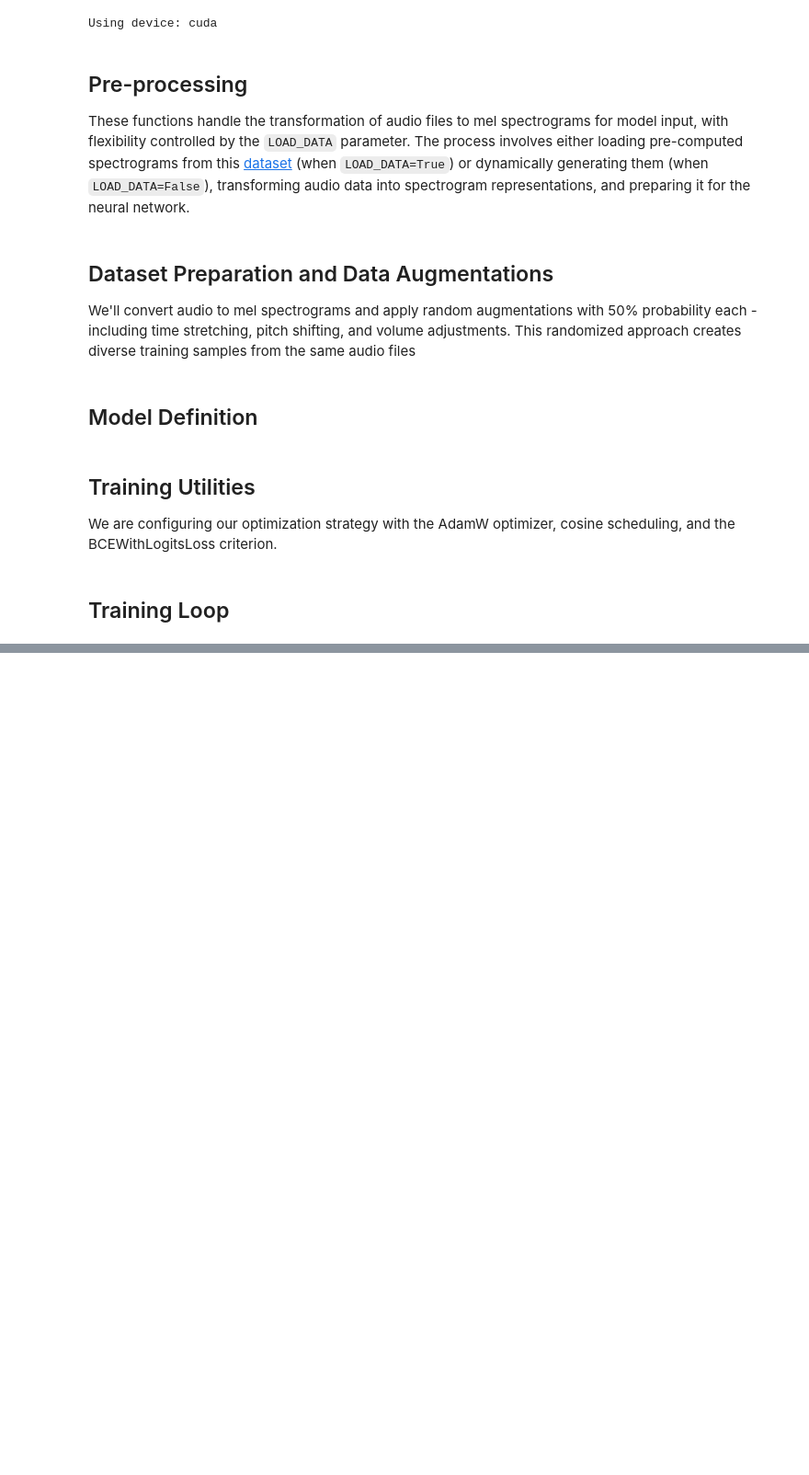
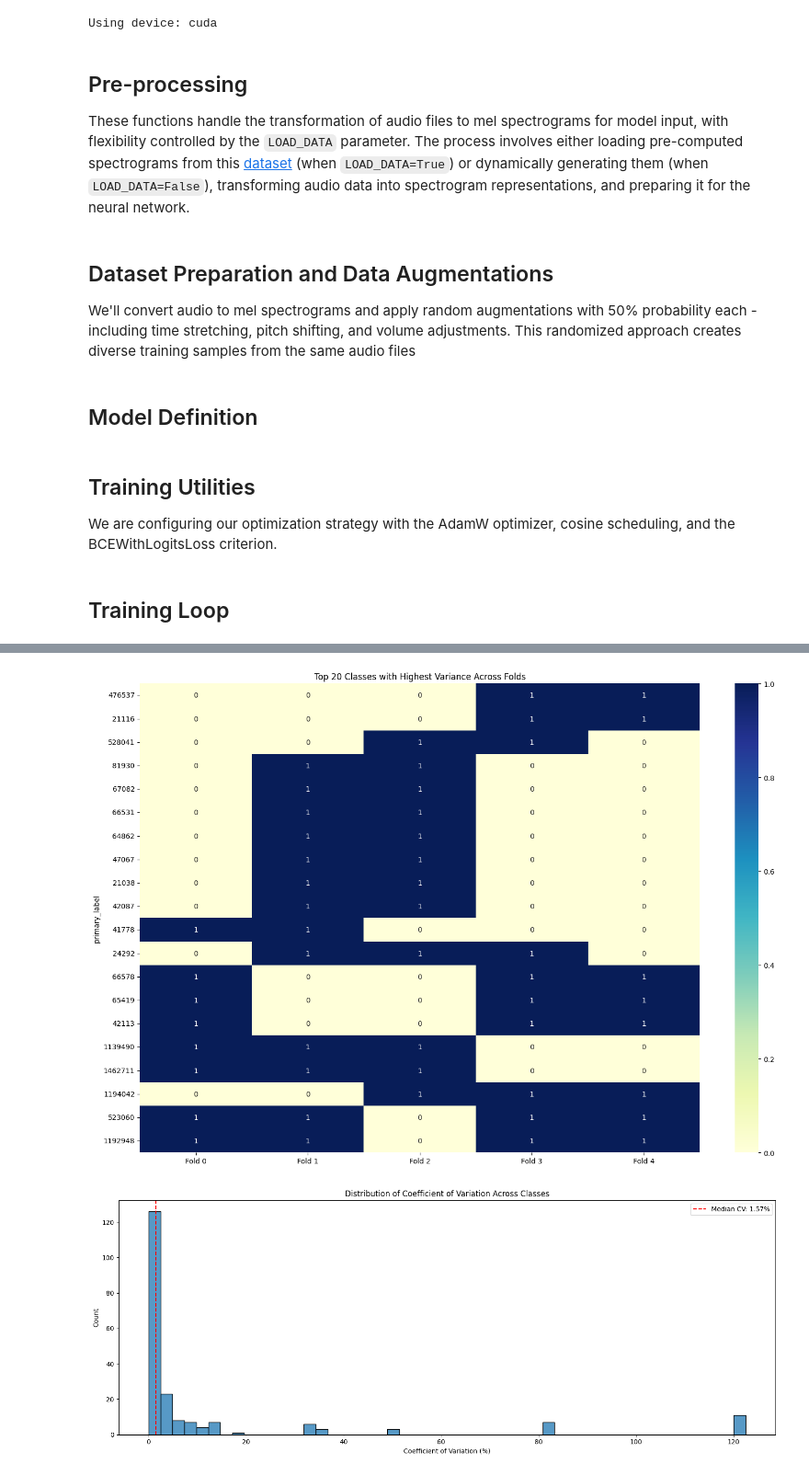
Before and after one commit to KohlensaeureJunk/Kaggle-BirdCLEF-2025, a Jupyter notebook: efficientnet-b0-pytorch-train-birdclef-25.ipynb, the cells around one changed output, grey strips where cells are left out. Shown: that part at 92% size. Cells and saved outputs as stored; diff of their text form; code cells hidden in the pictures; blank space fills up the shorter version.

```diff
--- a/efficientnet-b0-pytorch-train-birdclef-25.ipynb
+++ b/efficientnet-b0-pytorch-train-birdclef-25.ipynb
@@ -241,17 +242,15 @@ class BirdCLEFDatasetFromNPY(Dataset):
                     secondary_labels = eval(row['secondary_labels'])
                 else:
                     secondary_labels = row['secondary_labels']
-                num_secondary_labels = len(secondary_labels)
 
                 for label in secondary_labels:
                     idx = self.label_to_idx.get(label)
                     if idx is not None:
-                        target[idx] = cfg.secondary_weight/num_secondary_labels
+                        target[idx] = cfg.secondary_weight
                     else:
-                        num_secondary_labels -= 1  # Ignore labels not in taxonomy
+                        print(f"Warning: Secondary label '{label}' not found in taxonomy for sample {samplename}")
                 if cfg.normalize_labels:
                     target /= np.sum(target)
-
 
         item = {
             'melspec': spec,
@@ -319,8 +318,8 @@ class BirdCLEFModel(nn.Module):
             cfg.model_name,
             pretrained=cfg.pretrained,
             in_chans=cfg.in_channels,
-            drop_rate=cfg.dropout_rate,
-            drop_path_rate=cfg.drop_path_rate if hasattr(cfg, 'drop_path_rate') else 0.2
+           # drop_rate=cfg.dropout_rate,
+            #drop_path_rate=cfg.drop_path_rate if hasattr(cfg, 'drop_path_rate') else 0.2
         )
 
         # Extract feature dimension based on model type
@@ -519,7 +518,10 @@ def train_one_epoch(model, loader, optimizer, criterion, device, scheduler=None,
 
     all_outputs = torch.cat(outputs_for_metrics)
     all_targets = torch.cat(targets_for_metrics)
-    soft_metrics = calculate_soft_label_metrics(all_targets.numpy(), torch.sigmoid(all_outputs).numpy())
+    if cfg.use_soft_labels:
+        soft_metrics = calculate_soft_label_metrics(all_targets.numpy(), all_outputs.numpy())
+    else:
+        soft_metrics = calculate_hard_label_metrics(all_targets.numpy(), all_outputs.numpy())
     auc = soft_metrics['macro_auc']
 
     avg_loss = running_loss / len(loader)
@@ -581,7 +583,10 @@ def validate(model, loader, criterion, device, use_amp=True):
     val_time = time.time() - val_start_time
 
     # Use macro-averaged AUC as primary metric
-    soft_metrics = calculate_soft_label_metrics(targets_array, probs_array)
+    if cfg.use_soft_labels:
+        soft_metrics = calculate_soft_label_metrics(targets_array, probs_array)
+    else:
+        soft_metrics = calculate_hard_label_metrics(targets_array, probs_array)
     auc = soft_metrics['macro_auc']
     valid_classes = soft_metrics['valid_classes']
 
@@ -1083,0 +1031,60 @@ timm.list_models(pretrained=True)
+# %%
+def analyze_fold_distributions(df, cfg):
+    """Analyze and visualize class distributions across folds"""
+    import matplotlib.pyplot as plt
+    import seaborn as sns
+
+    # Create folds
+    skf = StratifiedKFold(n_splits=cfg.n_fold, shuffle=True, random_state=cfg.seed)
+    fold_indices = list(skf.split(df, df['primary_label']))
+
+    # Count samples per class per fold
+    all_labels = df['primary_label'].unique()
+    fold_class_counts = {}
+
+    for fold_idx, (train_idx, val_idx) in enumerate(fold_indices):
+        val_df = df.iloc[val_idx]
+        class_counts = val_df['primary_label'].value_counts()
+        fold_class_counts[f'Fold {fold_idx}'] = class_counts
+
+    # Convert to DataFrame for easier plotting
+    fold_df = pd.DataFrame(fold_class_counts)
+    fold_df = fold_df.fillna(0)  # Replace NaN with 0
+
+    # Calculate coefficient of variation (CV) for each class across folds
+    fold_df['Mean'] = fold_df.mean(axis=1)
+    fold_df['Std'] = fold_df.std(axis=1)
+    fold_df['CV'] = (fold_df['Std'] / fold_df['Mean']) * 100  # CV as percentage
+
+    # Sort by CV to identify classes with highest variance
+    fold_df = fold_df.sort_values('CV', ascending=False)
+
+    # Visualize distribution for top 20 most variable classes
+    plt.figure(figsize=(15, 10))
+    sns.heatmap(fold_df.drop(['Mean', 'Std', 'CV'], axis=1).head(20),
+                annot=True, cmap='YlGnBu', fmt='.0f')
+    plt.title('Top 20 Classes with Highest Variance Across Folds')
+    plt.tight_layout()
+    plt.show()
+
+    # Plot coefficient of variation distribution
+    plt.figure(figsize=(15, 6))
+    sns.histplot(fold_df['CV'].dropna(), bins=50)
+    plt.title('Distribution of Coefficient of Variation Across Classes')
+    plt.xlabel('Coefficient of Variation (%)')
+    plt.axvline(fold_df['CV'].median(), color='red', linestyle='--',
+                label=f'Median CV: {fold_df["CV"].median():.2f}%')
+    plt.legend()
+    plt.tight_layout()
+    plt.show()
+
+    # Return problematic classes
+    return fold_df
+
+# Run the analysis before training
+fold_analysis = analyze_fold_distributions(train_df, cfg)
+print(f"Top 10 most variable classes across folds:")
+display(fold_analysis[['Mean', 'Std', 'CV']].head(10))
+# %% [output]
+[figure, added]
+[figure, added]
```
Also changed, not shown: parts of 11 cells of this notebook, 3 other files.
